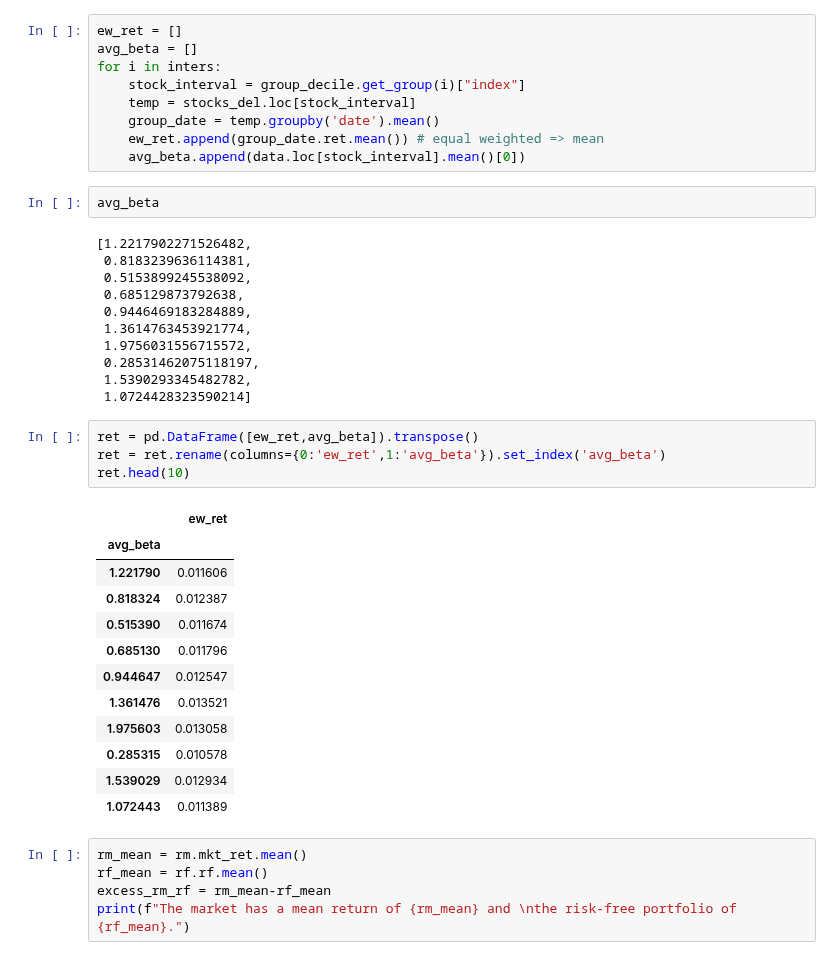
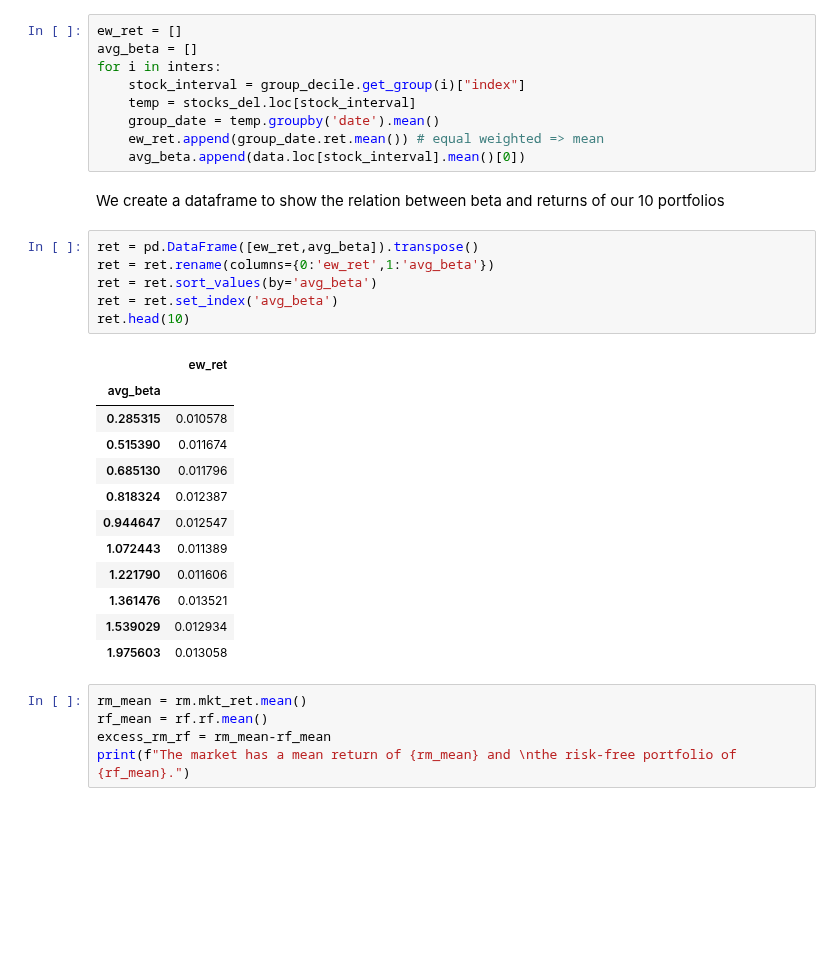
Before and after one commit to baohien97/EPFL-Investments, a Jupyter notebook: As6/As 6.ipynb, the cells around one changed output. Drawn from its saved outputs; the diff is of its cells as text; blank space fills up the shorter version.

```diff
--- a/As6/As 6.ipynb
+++ b/As6/As 6.ipynb
@@ -281,36 +278,27 @@ for i in inters:
     group_date = temp.groupby('date').mean()
     ew_ret.append(group_date.ret.mean()) # equal weighted => mean
     avg_beta.append(data.loc[stock_interval].mean()[0])
-# %%
-avg_beta
-# %% [output]
-[1.2217902271526482,
- 0.8183239636114381,
- 0.5153899245538092,
- 0.685129873792638,
- 0.9446469183284889,
- 1.3614763453921774,
- 1.9756031556715572,
- 0.28531462075118197,
- 1.5390293345482782,
- 1.0724428323590214]
+# %% [markdown]
+We create a dataframe to show the relation between beta and returns of our 10 portfolios
 # %%
 ret = pd.DataFrame([ew_ret,avg_beta]).transpose()
-ret = ret.rename(columns={0:'ew_ret',1:'avg_beta'}).set_index('avg_beta')
+ret = ret.rename(columns={0:'ew_ret',1:'avg_beta'})
+ret = ret.sort_values(by='avg_beta')
+ret = ret.set_index('avg_beta')
 ret.head(10)
 # %% [output]
 |  | ew_ret |
 | avg_beta |  |
-| 1.221790 | 0.011606 |
-| 0.818324 | 0.012387 |
+| 0.285315 | 0.010578 |
 | 0.515390 | 0.011674 |
 | 0.685130 | 0.011796 |
+| 0.818324 | 0.012387 |
 | 0.944647 | 0.012547 |
+| 1.072443 | 0.011389 |
+| 1.221790 | 0.011606 |
 | 1.361476 | 0.013521 |
+| 1.539029 | 0.012934 |
 | 1.975603 | 0.013058 |
-| 0.285315 | 0.010578 |
-| 1.539029 | 0.012934 |
-| 1.072443 | 0.011389 |
 # %%
 rm_mean = rm.mkt_ret.mean()
 rf_mean = rf.rf.mean()
```
Also changed, not shown: parts of 5 cells of this notebook.
